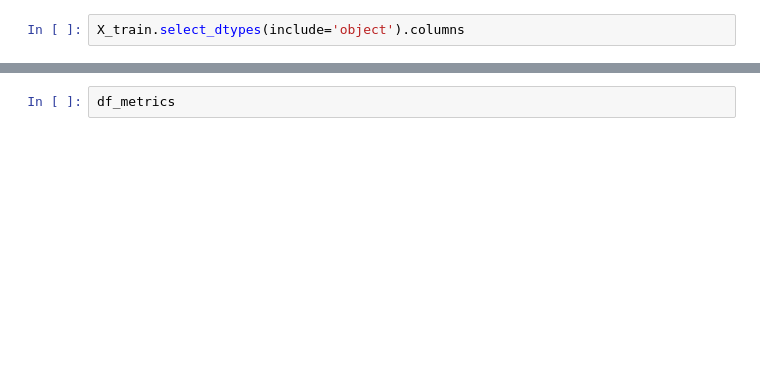
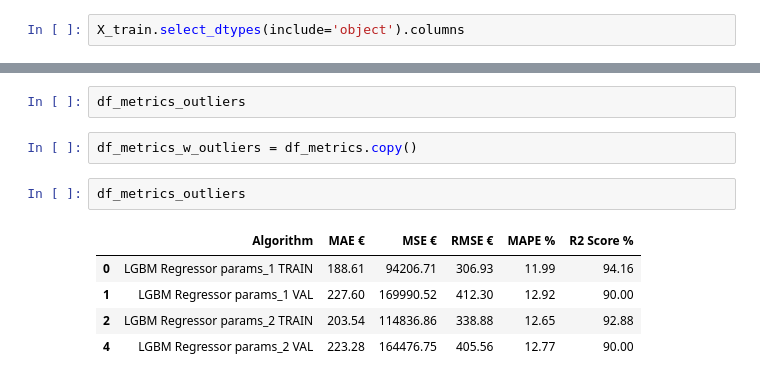
Before and after one commit to Francisscus/italyRentPrediction2023, a Jupyter notebook: 001_v1_lgbm_baseline.ipynb, the cells around one changed output, grey strips where cells are left out. Saved outputs shown, nothing was run; the diff lists cells and outputs as text; blank space fills up the shorter version.

Commit message:
ran the code with lgbm

```diff
--- a/001_v1_lgbm_baseline.ipynb
+++ b/001_v1_lgbm_baseline.ipynb
@@ -198,2 +340,12 @@ df_metrics = df_metrics.append({'Algorithm':'LGBM Regressor TEST', 'MAE €':mae
 # %%
-df_metrics
+df_metrics_outliers
+# %%
+df_metrics_w_outliers = df_metrics.copy()
+# %%
+df_metrics_outliers
+# %% [output]
+|  | Algorithm | MAE € | MSE € | RMSE € | MAPE % | R2 Score % |
+| 0 | LGBM Regressor params_1 TRAIN | 188.61 | 94206.71 | 306.93 | 11.99 | 94.16 |
+| 1 | LGBM Regressor params_1 VAL | 227.60 | 169990.52 | 412.30 | 12.92 | 90.00 |
+| 2 | LGBM Regressor params_2 TRAIN | 203.54 | 114836.86 | 338.88 | 12.65 | 92.88 |
+| 4 | LGBM Regressor params_2 VAL | 223.28 | 164476.75 | 405.56 | 12.77 | 90.00 |
```
Also changed, not shown: parts of 26 cells of this notebook.
